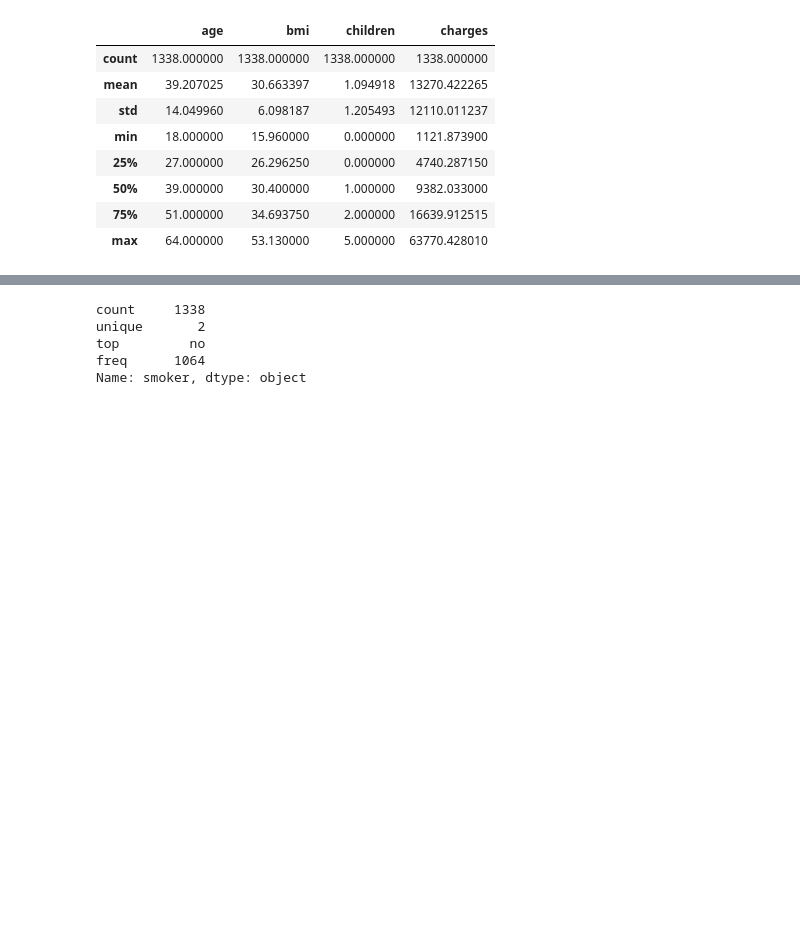
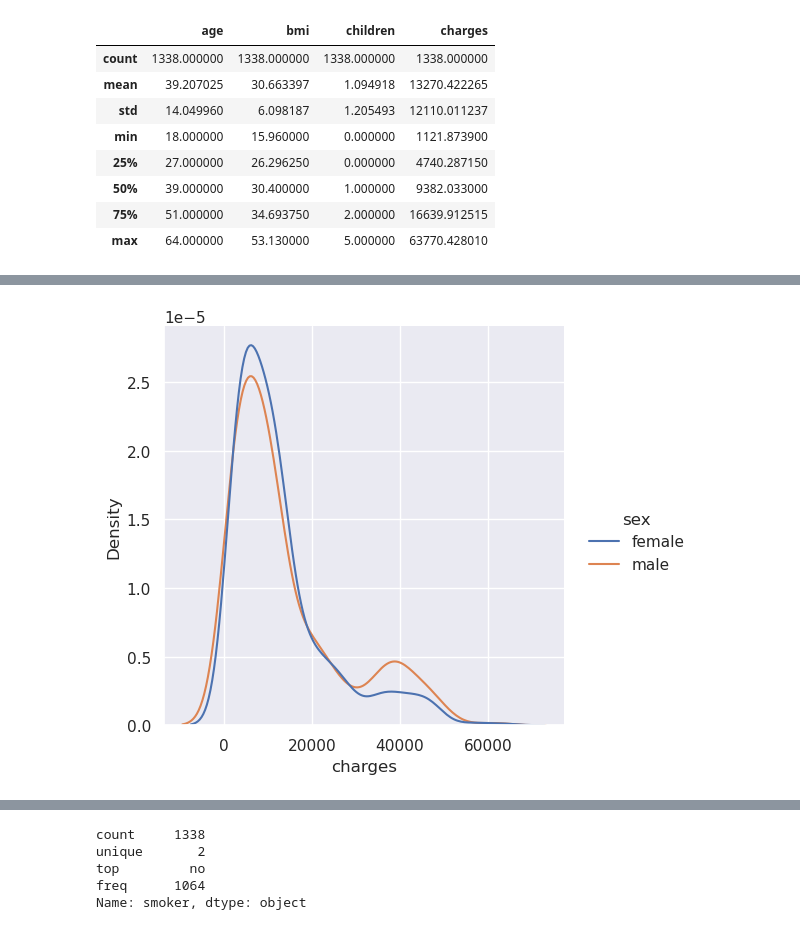
Before and after one commit to Moaaz-Mahmoud/Personal-Medical-Charges-Prediction, a Jupyter notebook: medical_cost_prediction.ipynb, the cells around one changed output, grey strips where cells are left out. Drawn from its saved outputs; the diff is of its cells as text; code cells hidden in the pictures; blank space fills up the shorter version.

```diff
--- a/medical_cost_prediction.ipynb
+++ b/medical_cost_prediction.ipynb
@@ -48,0 +63,9 @@ med_cost.describe()
+# %%
+sns.displot(
+    data=med_cost,
+    x='charges',
+    hue='sex',
+    kind='kde'
+);
+# %% [output]
+[figure, added]
```
Also changed, not shown: parts of 23 cells of this notebook.
